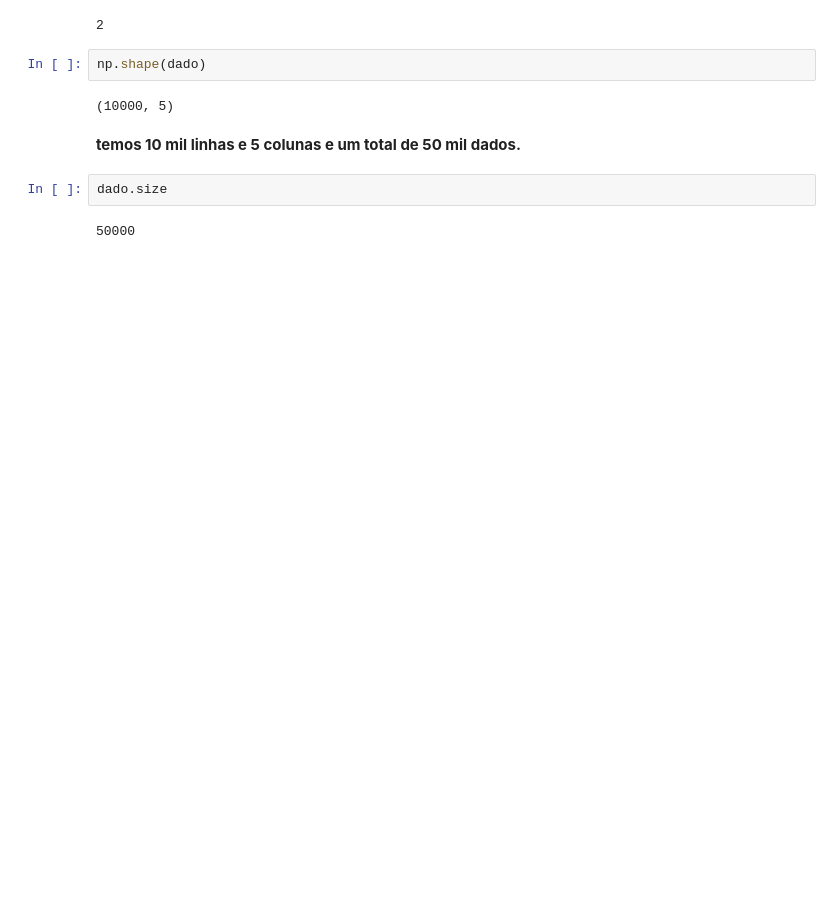
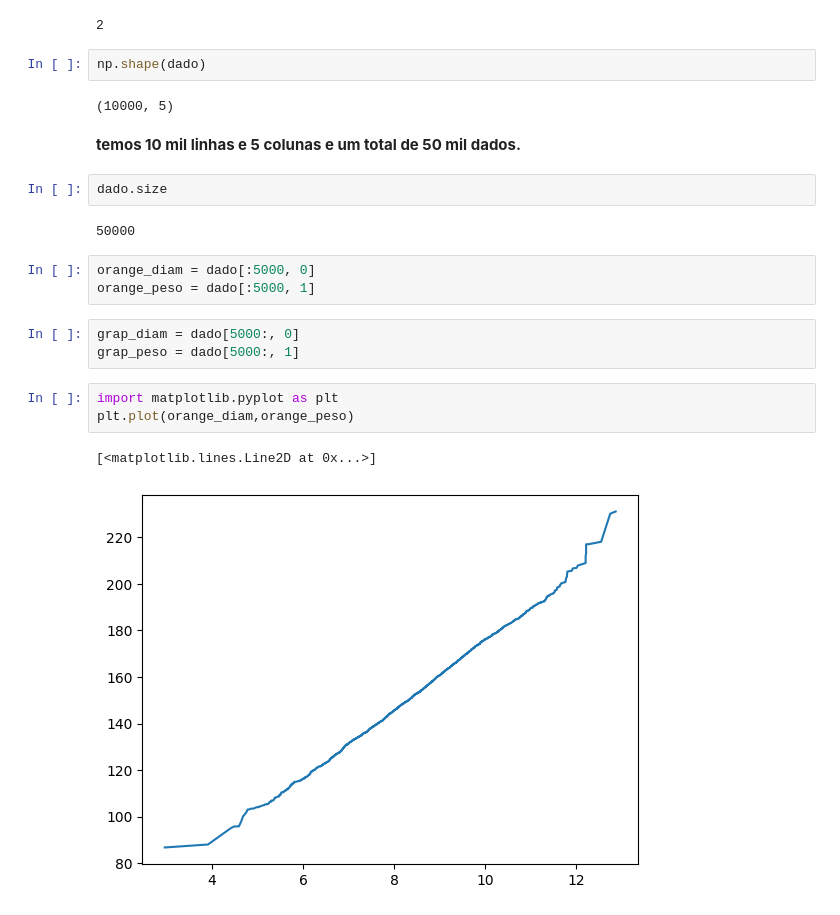
Before and after one commit to sarasantosdev/desafios_numpy, a Jupyter notebook: desafios_numpy.ipynb, the cells around one changed output. Drawn from its saved outputs; the diff is of its cells as text; blank space fills up the shorter version.

```diff
--- a/desafios_numpy.ipynb
+++ b/desafios_numpy.ipynb
@@ -28,3 +28,15 @@ np.shape(dado)
 dado.size
 # %% [output]
 50000
+# %%
+orange_diam = dado[:5000, 0]
+orange_peso = dado[:5000, 1]
+# %%
+grap_diam = dado[5000:, 0]
+grap_peso = dado[5000:, 1]
+# %%
+import matplotlib.pyplot as plt
+plt.plot(orange_diam,orange_peso)
+# %% [output]
+[<matplotlib.lines.Line2D at 0x...>]
+[figure, added]
```
Also changed, not shown: parts of 2 cells of this notebook.
